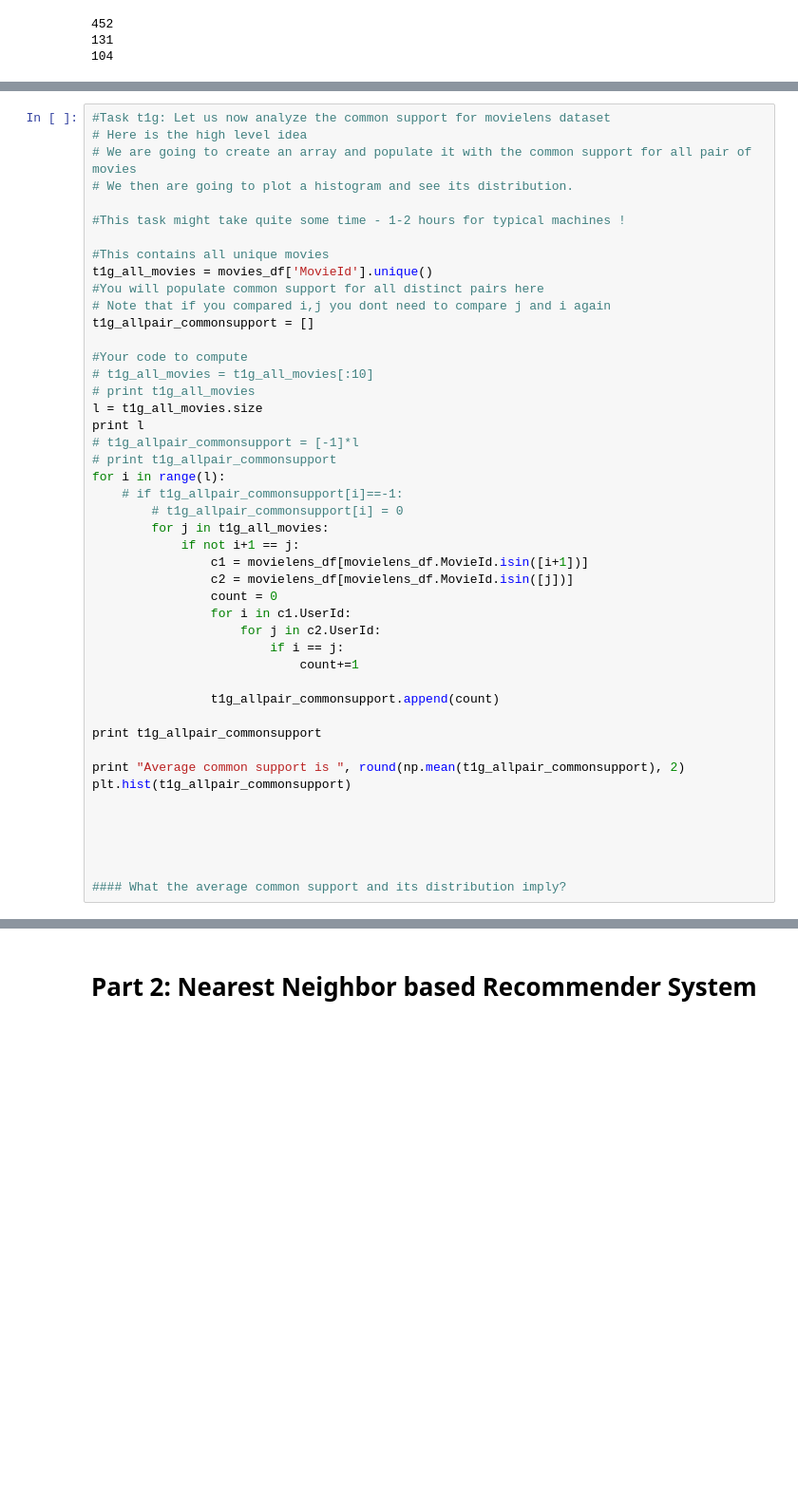
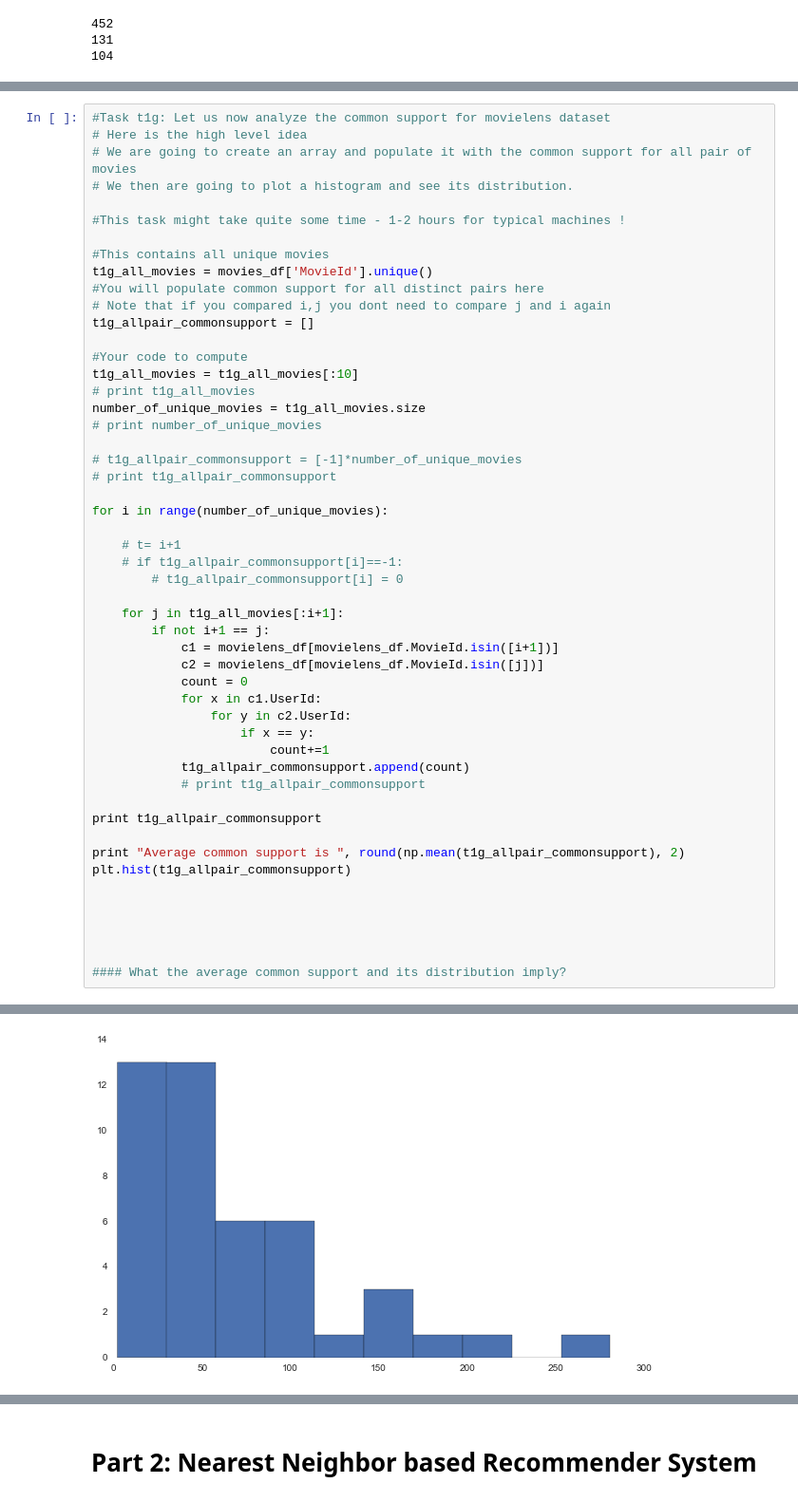
Before and after one commit to sreeharihegden/CSE-5334-Data-Mining, a Jupyter notebook: PA5/PA5_1001109610_1001119408_1000989859.ipynb, the cells around one changed output, grey strips where cells are left out. Shown at 95% size. Saved outputs shown, nothing was run; the diff lists cells and outputs as text; blank space fills up the shorter version.

```diff
--- a/PA5/PA5_1001109610_1001119408_1000989859.ipynb
+++ b/PA5/PA5_1001109610_1001119408_1000989859.ipynb
@@ -258,26 +276,31 @@ t1g_all_movies = movies_df['MovieId'].unique()
 t1g_allpair_commonsupport = []
 
 #Your code to compute
-# t1g_all_movies = t1g_all_movies[:10]
+t1g_all_movies = t1g_all_movies[:10]
 # print t1g_all_movies
-l = t1g_all_movies.size
-print l
-# t1g_allpair_commonsupport = [-1]*l
+number_of_unique_movies = t1g_all_movies.size
+# print number_of_unique_movies
+
+# t1g_allpair_commonsupport = [-1]*number_of_unique_movies
 # print t1g_allpair_commonsupport
-for i in range(l):
+
+for i in range(number_of_unique_movies):
+
+    # t= i+1
     # if t1g_allpair_commonsupport[i]==-1:
         # t1g_allpair_commonsupport[i] = 0
-        for j in t1g_all_movies:
-            if not i+1 == j:
-                c1 = movielens_df[movielens_df.MovieId.isin([i+1])]
-                c2 = movielens_df[movielens_df.MovieId.isin([j])]
-                count = 0
-                for i in c1.UserId:
-                    for j in c2.UserId:
-                        if i == j:
-                            count+=1
 
-                t1g_allpair_commonsupport.append(count)
+    for j in t1g_all_movies[:i+1]:
+        if not i+1 == j:
+            c1 = movielens_df[movielens_df.MovieId.isin([i+1])]
+            c2 = movielens_df[movielens_df.MovieId.isin([j])]
+            count = 0
+            for x in c1.UserId:
+                for y in c2.UserId:
+                    if x == y:
+                        count+=1
+            t1g_allpair_commonsupport.append(count)
+            # print t1g_allpair_commonsupport
 
 print t1g_allpair_commonsupport
 
@@ -289,3 +312,4 @@ plt.hist(t1g_allpair_commonsupport)
 
 
 #### What the average common support and its distribution imply?
+# %% [output]
@@ -291,0 +322 @@ plt.hist(t1g_allpair_commonsupport)
+[figure, added]
```
Also changed, not shown: parts of 4 cells of this notebook.
